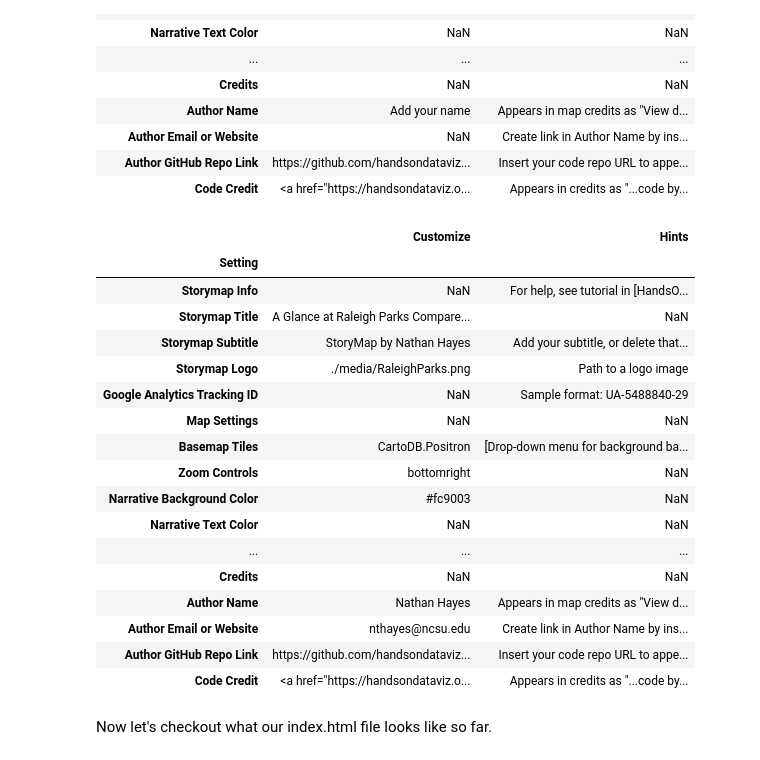
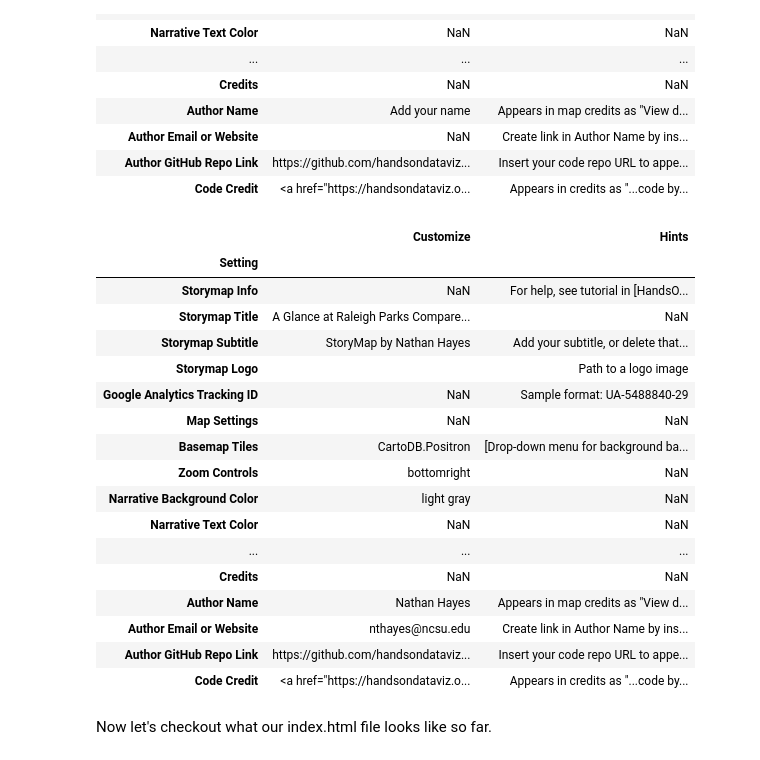
Before and after one commit to nthayes11/nthayes_storymap_repo, a Jupyter notebook: storymap.ipynb, the cells around one changed output. Drawn from its saved outputs; the diff is of its cells as text; code cells hidden in the pictures.

```diff
--- a/storymap.ipynb
+++ b/storymap.ipynb
@@ -167,26 +167,26 @@ options_df
 # %%
 # Customize Options CSV and title page
 options_df['Customize']['Author Name'] = 'Nathan Hayes'
-options_df['Customize']['Storymap Title'] = 'A Glance at Raleigh Parks Compared to Demography and Income Distribution in Raliegh, NC'
+options_df['Customize']['Storymap Title'] = 'A Glance at Raleigh Parks Compared to Demography and Income Distribution in Raleigh, NC'
 options_df['Customize']['Author Email or Website'] = 'nthayes@ncsu.edu'
 options_df['Customize']['Storymap Subtitle'] = 'StoryMap by Nathan Hayes'
-options_df['Customize']['Storymap Logo'] = './media/RaleighParks.png'
-options_df['Customize']['Narrative Background Color'] = '#fc9003'
+options_df['Customize']['Storymap Logo'] = ''
+options_df['Customize']['Narrative Background Color'] = 'light gray'
 # save your options df as Options.csv
 options_df.to_csv('./csv/Options.csv')
 options_df
 # %% [output]
 |  | Customize | Hints |
 | Setting |  |  |
 | Storymap Info | NaN | For help, see tutorial in [HandsO... |
 | Storymap Title | A Glance at Raleigh Parks Compare... | NaN |
 | Storymap Subtitle | StoryMap by Nathan Hayes | Add your subtitle, or delete that... |
-| Storymap Logo | ./media/RaleighParks.png | Path to a logo image |
+| Storymap Logo |  | Path to a logo image |
 | Google Analytics Tracking ID | NaN | Sample format: UA-5488840-29 |
 | Map Settings | NaN | NaN |
 | Basemap Tiles | CartoDB.Positron | [Drop-down menu for background ba... |
 | Zoom Controls | bottomright | NaN |
-| Narrative Background Color | #fc9003 | NaN |
+| Narrative Background Color | light gray | NaN |
 | Narrative Text Color | NaN | NaN |
 | ... | ... | ... |
 | Credits | NaN | NaN |
```
Also changed, not shown: parts of 8 cells of this notebook, 2 other files.
